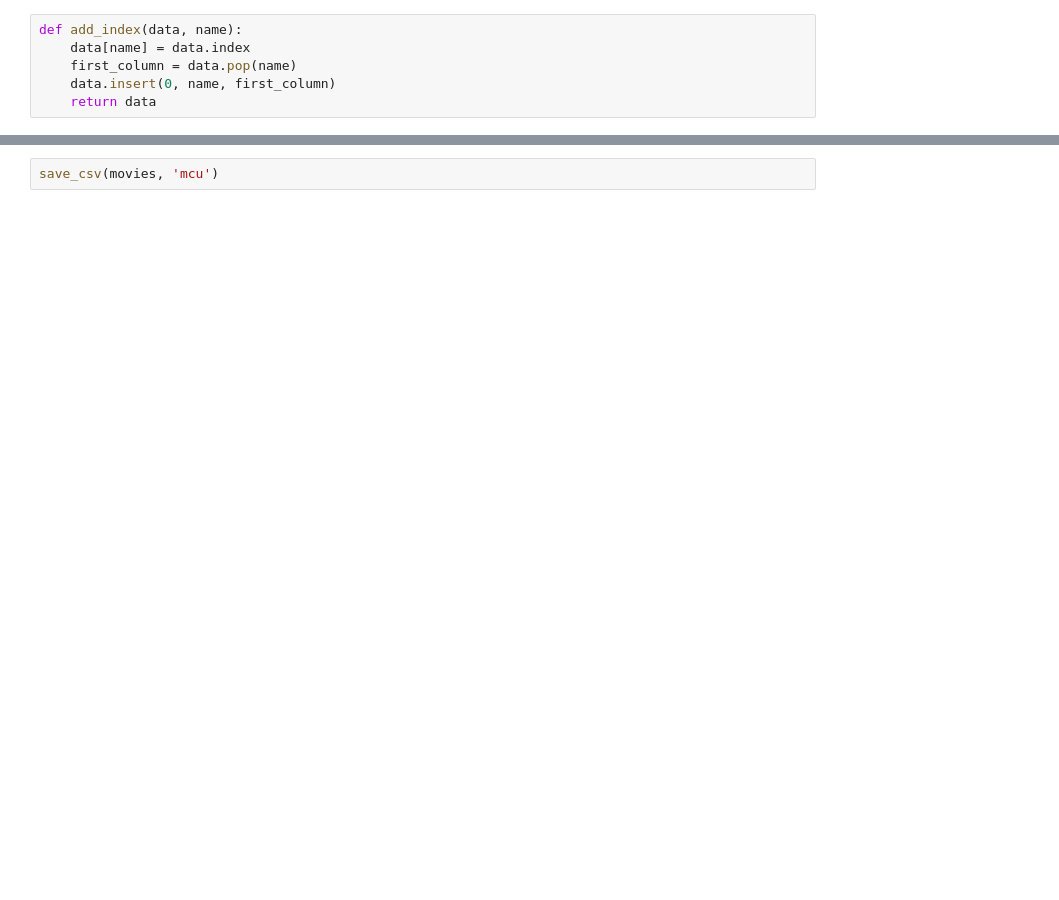
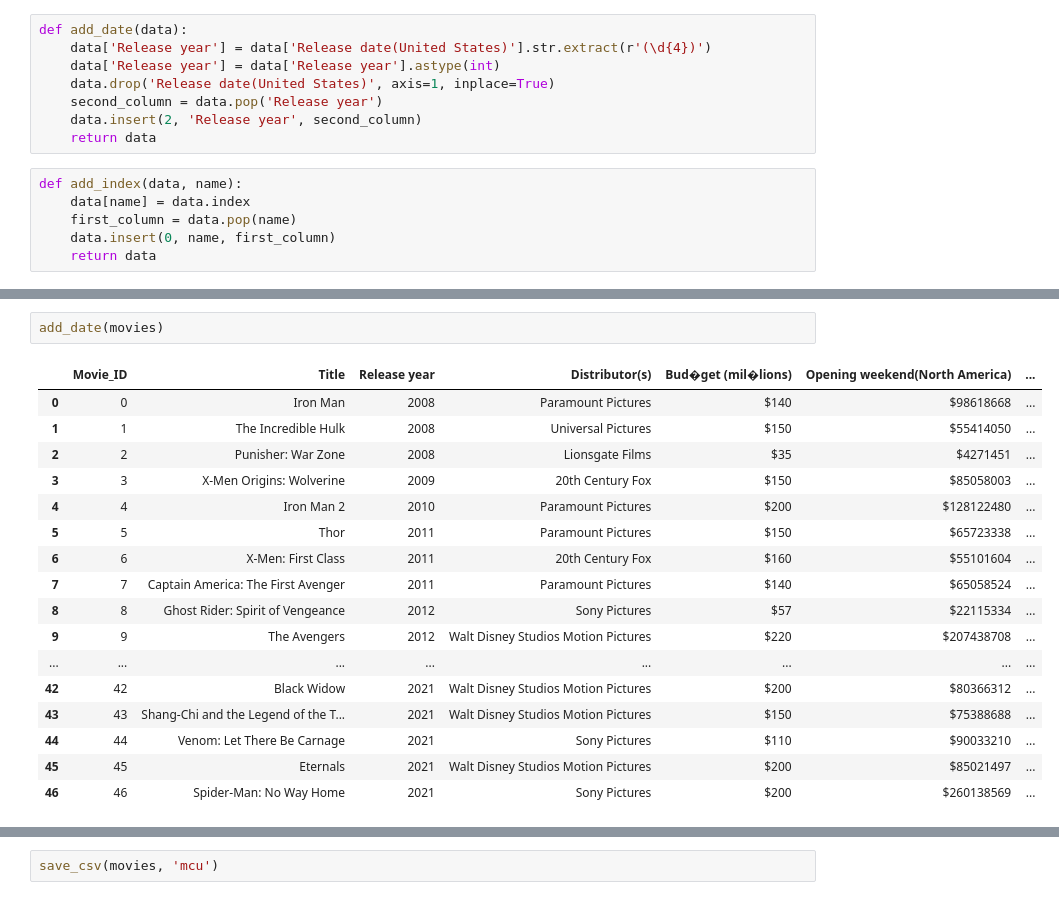
Before and after one commit to leoolessa/Project-MCU, a Jupyter notebook: main.ipynb, the cells around one changed output, grey strips where cells are left out. Drawn from its saved outputs; the diff is of its cells as text; blank space fills up the shorter version.

```diff
--- a/main.ipynb
+++ b/main.ipynb
@@ -64,3 +76,11 @@ def search_by_name(data, column,  name):
+# %%
+def add_date(data):
+    data['Release year'] = data['Release date(United States)'].str.extract(r'(\d{4})')
+    data['Release year'] = data['Release year'].astype(int)
+    data.drop('Release date(United States)', axis=1, inplace=True)
+    second_column = data.pop('Release year')
+    data.insert(2, 'Release year', second_column)
+    return data
 # %%
 def add_index(data, name):
     data[name] = data.index
@@ -70,3 +157,23 @@ def add_index(data, name):
+# %%
+add_date(movies)
+# %% [output]
+|  | Movie_ID | Title | Release year | Distributor(s) | Bud�get (mil�lions) | Opening weekend(North America) | ... |
+| 0 | 0 | Iron Man | 2008 | Paramount Pictures | $140 | $98618668 | ... |
+| 1 | 1 | The Incredible Hulk | 2008 | Universal Pictures | $150 | $55414050 | ... |
+| 2 | 2 | Punisher: War Zone | 2008 | Lionsgate Films | $35 | $4271451 | ... |
+| 3 | 3 | X-Men Origins: Wolverine | 2009 | 20th Century Fox | $150 | $85058003 | ... |
+| 4 | 4 | Iron Man 2 | 2010 | Paramount Pictures | $200 | $128122480 | ... |
+| 5 | 5 | Thor | 2011 | Paramount Pictures | $150 | $65723338 | ... |
+| 6 | 6 | X-Men: First Class | 2011 | 20th Century Fox | $160 | $55101604 | ... |
+| 7 | 7 | Captain America: The First Avenger | 2011 | Paramount Pictures | $140 | $65058524 | ... |
+| 8 | 8 | Ghost Rider: Spirit of Vengeance | 2012 | Sony Pictures | $57 | $22115334 | ... |
+| 9 | 9 | The Avengers | 2012 | Walt Disney Studios Motion Pictures | $220 | $207438708 | ... |
+| ... | ... | ... | ... | ... | ... | ... | ... |
+| 42 | 42 | Black Widow | 2021 | Walt Disney Studios Motion Pictures | $200 | $80366312 | ... |
+| 43 | 43 | Shang-Chi and the Legend of the T... | 2021 | Walt Disney Studios Motion Pictures | $150 | $75388688 | ... |
+| 44 | 44 | Venom: Let There Be Carnage | 2021 | Sony Pictures | $110 | $90033210 | ... |
+| 45 | 45 | Eternals | 2021 | Walt Disney Studios Motion Pictures | $200 | $85021497 | ... |
+| 46 | 46 | Spider-Man: No Way Home | 2021 | Sony Pictures | $200 | $260138569 | ... |
 # %%
 add_index(movies, 'Movie_ID')
 # %% [output]
```
Also changed, not shown: parts of 16 cells of this notebook, 19 other files.
